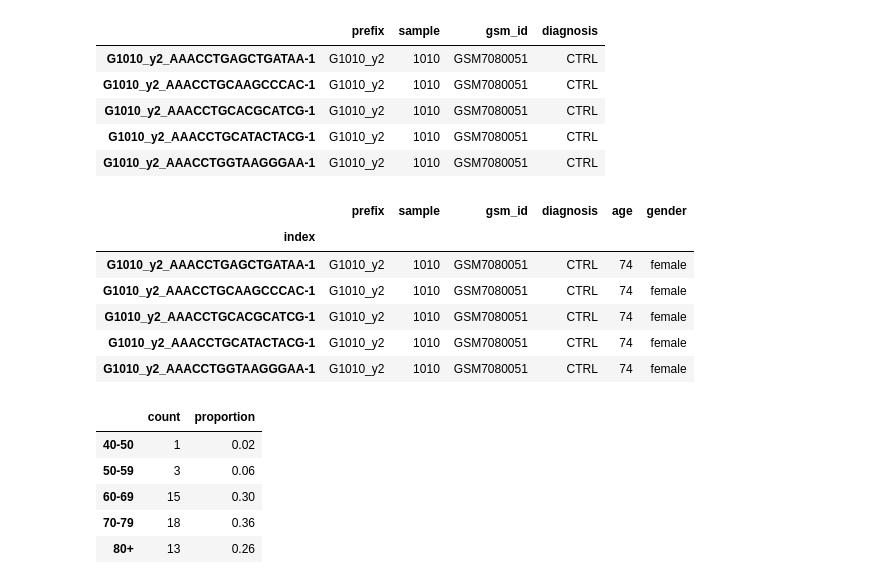
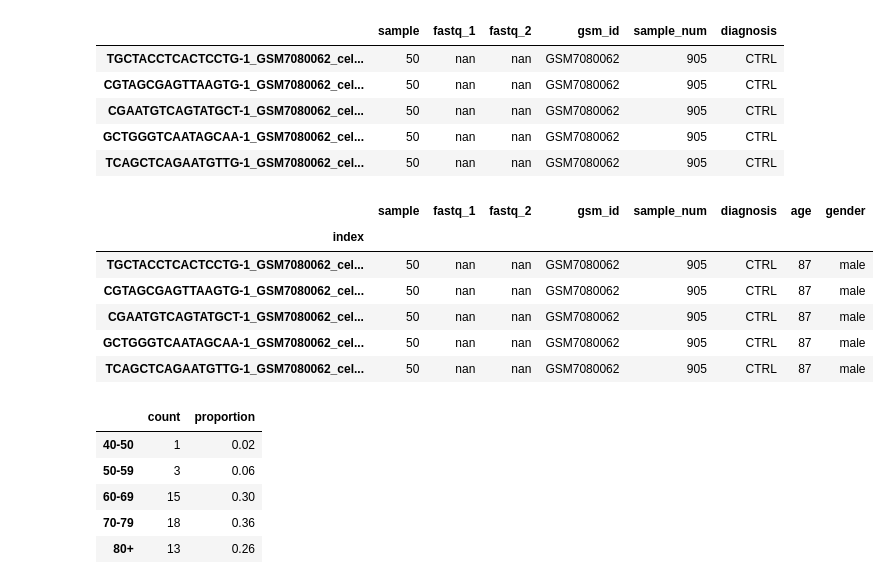
Before and after one commit to zeinabbh/M10, a Jupyter notebook: dataset4_preprocessing.ipynb, the cells around one changed output. Saved outputs shown, nothing was run; the diff lists cells and outputs as text; code cells hidden in the pictures.

```diff
--- a/dataset4_preprocessing.ipynb
+++ b/dataset4_preprocessing.ipynb
@@ -61,8 +82,0 @@ pd.DataFrame(
-# %%
-# get prefix (everything before the barcode sequence)
-adata.obs['prefix'] = adata.obs_names.str.rsplit('_', n=1).str[0]
-
-# extract just the number from the prefix (to get sample number)
-adata.obs['sample'] = adata.obs['prefix'].str.extract(r'G(\d+)')
-
-print(adata.obs['sample'].unique())
@@ -74,0 +83,6 @@ print(adata.obs['sample'].unique())
+# %%
+# extract GSM id from sample name
+
+adata.obs["gsm_id"] = adata.obs["sample"].str.split("_").str[0]
+
+adata.obs["gsm_id"].unique()
@@ -75,40 +103,50 @@ print(adata.obs['sample'].unique())
+# %%
+# Change sample column to 1-50, change type, and make sure is in numeric order
+
+sample_order = [str(i) for i in range(1, 51)]   # ["1", "2", ..., "50"]
+
+adata.obs["sample"] = pd.Categorical(
+    (adata.obs["gsm_id"].astype("category").cat.codes + 1).astype(str),
+    categories=sample_order,
+    ordered=False,
+)
 # %%
 # Add missing metadata
 
 sample_meta = pd.DataFrame({
-    "sample": ["1028", "1241", "906", "1034", "1055", "1092","1120","1160","254","1052","516","696","1273","738","911","1180","773","863","1279","598","917","932","780","802","1020","942","968","1147","781","1111","656","912","978","1282","953","820","1162","989","1010","965","921","230","836","1236","1237","1200","947","70","970","905"],
+    "sample_num": ["1028", "1241", "906", "1034", "1055", "1092","1120","1160","254","1052","516","696","1273","738","911","1180","773","863","1279","598","917","932","780","802","1020","942","968","1147","781","1111","656","912","978","1282","953","820","1162","989","1010","965","921","230","836","1236","1237","1200","947","70","970","905"],
     "gsm_id": ["GSM7080013","GSM7080014","GSM7080015","GSM7080016","GSM7080017","GSM7080018", "GSM7080019","GSM7080020","GSM7080021","GSM7080022","GSM7080023","GSM7080024","GSM7080025","GSM7080026","GSM7080027","GSM7080028","GSM7080029","GSM7080030","GSM7080031","GSM7080032","GSM7080033","GSM7080034","GSM7080035","GSM7080036","GSM7080037","GSM7080038","GSM7080039","GSM7080040","GSM7080041","GSM7080042","GSM7080043","GSM7080044","GSM7080045","GSM7080046","GSM7080047","GSM7080048","GSM7080049", "GSM7080050","GSM7080051","GSM7080052","GSM7080053","GSM7080054","GSM7080055","GSM7080056","GSM7080057","GSM7080058", "GSM7080059","GSM7080060", "GSM7080061", "GSM7080062"],
     "diagnosis": ["CTRL", "AD", "AD", "AD", "AD", "AD", "AD", "AD", "AD", "AD", "AD", "AD", "CTRL", "AD", "CTRL", "CTRL", "AD", "AD", "CTRL", "CTRL", "AD", "AD", "CTRL", "AD", "CTRL", "AD", "CTRL", "AD", "CTRL", "CTRL", "AD", "CTRL", "CTRL", "CTRL", "AD", "CTRL", "CTRL", "CTRL", "CTRL", "AD", "AD", "AD", "CTRL", "AD", "AD", "CTRL", "AD", "AD", "CTRL", "CTRL"],
-}).set_index("sample")
+}).set_index("gsm_id")
 
-adata.obs = adata.obs.join(sample_meta, on="sample", how="left")
+adata.obs = adata.obs.join(sample_meta, on="gsm_id", how="left")
 adata.obs.head()
 # %% [output]
-|  | prefix | sample | gsm_id | diagnosis |
-| G1010_y2_AAACCTGAGCTGATAA-1 | G1010_y2 | 1010 | GSM7080051 | CTRL |
-| G1010_y2_AAACCTGCAAGCCCAC-1 | G1010_y2 | 1010 | GSM7080051 | CTRL |
-| G1010_y2_AAACCTGCACGCATCG-1 | G1010_y2 | 1010 | GSM7080051 | CTRL |
-| G1010_y2_AAACCTGCATACTACG-1 | G1010_y2 | 1010 | GSM7080051 | CTRL |
-| G1010_y2_AAACCTGGTAAGGGAA-1 | G1010_y2 | 1010 | GSM7080051 | CTRL |
+|  | sample | fastq_1 | fastq_2 | gsm_id | sample_num | diagnosis |
+| TGCTACCTCACTCCTG-1_GSM7080062_cel... | 50 | nan | nan | GSM7080062 | 905 | CTRL |
+| CGTAGCGAGTTAAGTG-1_GSM7080062_cel... | 50 | nan | nan | GSM7080062 | 905 | CTRL |
+| CGAATGTCAGTATGCT-1_GSM7080062_cel... | 50 | nan | nan | GSM7080062 | 905 | CTRL |
+| GCTGGGTCAATAGCAA-1_GSM7080062_cel... | 50 | nan | nan | GSM7080062 | 905 | CTRL |
+| TCAGCTCAGAATGTTG-1_GSM7080062_cel... | 50 | nan | nan | GSM7080062 | 905 | CTRL |
 # %%
 # Add in age and gender metadata from csv file
-meta_df = pd.read_csv("PBMC_datasets/4/SraRunTable.csv")
+meta_df = pd.read_csv("/rds/general/user/ztb25/home/PBMC_datasets/4/SraRunTable.csv")
 
 # subset to desired metadata
 meta_df = meta_df[["AGE", "sex", "Library Name"]].rename(columns={"AGE" : "age", "sex" : "gender", "Library Name" : "gsm_id"})
 
 # Drop duplicate gsm_ids before merging
 meta_df = meta_df.drop_duplicates(subset="gsm_id")
 
 # merge by gsm_id using pd.concat
 adata.obs = adata.obs.reset_index().merge(meta_df, on="gsm_id", how="left").set_index("index")
 
 adata.obs.head()
 # %% [output]
-|  | prefix | sample | gsm_id | diagnosis | age | gender |
-| index |  |  |  |  |  |  |
-| G1010_y2_AAACCTGAGCTGATAA-1 | G1010_y2 | 1010 | GSM7080051 | CTRL | 74 | female |
-| G1010_y2_AAACCTGCAAGCCCAC-1 | G1010_y2 | 1010 | GSM7080051 | CTRL | 74 | female |
-| G1010_y2_AAACCTGCACGCATCG-1 | G1010_y2 | 1010 | GSM7080051 | CTRL | 74 | female |
-| G1010_y2_AAACCTGCATACTACG-1 | G1010_y2 | 1010 | GSM7080051 | CTRL | 74 | female |
-| G1010_y2_AAACCTGGTAAGGGAA-1 | G1010_y2 | 1010 | GSM7080051 | CTRL | 74 | female |
+|  | sample | fastq_1 | fastq_2 | gsm_id | sample_num | diagnosis | age | gender |
+| index |  |  |  |  |  |  |  |  |
+| TGCTACCTCACTCCTG-1_GSM7080062_cel... | 50 | nan | nan | GSM7080062 | 905 | CTRL | 87 | male |
+| CGTAGCGAGTTAAGTG-1_GSM7080062_cel... | 50 | nan | nan | GSM7080062 | 905 | CTRL | 87 | male |
+| CGAATGTCAGTATGCT-1_GSM7080062_cel... | 50 | nan | nan | GSM7080062 | 905 | CTRL | 87 | male |
+| GCTGGGTCAATAGCAA-1_GSM7080062_cel... | 50 | nan | nan | GSM7080062 | 905 | CTRL | 87 | male |
+| TCAGCTCAGAATGTTG-1_GSM7080062_cel... | 50 | nan | nan | GSM7080062 | 905 | CTRL | 87 | male |
```
Also changed, not shown: parts of 44 cells of this notebook, 13 other files.
